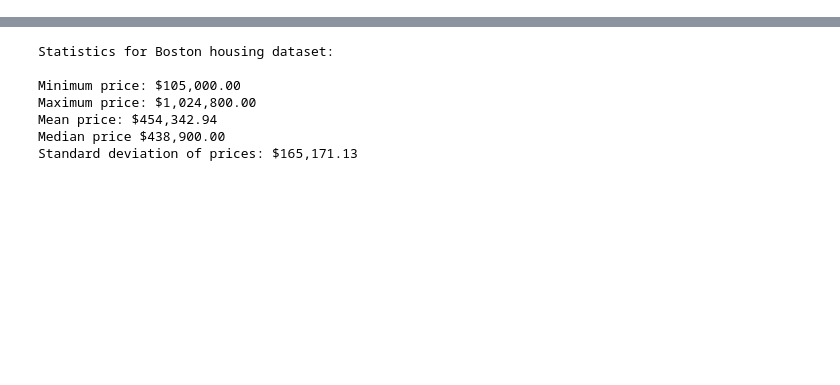
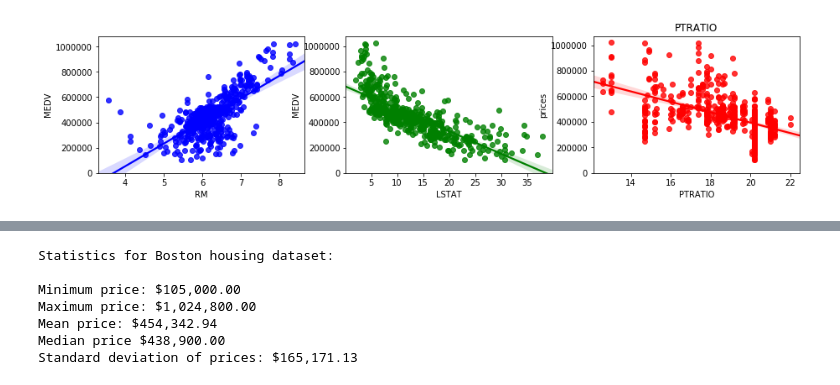
Before and after one commit to aattaran/Machine-Learning-with-Python, a Jupyter notebook: boston_housing/boston_housing.ipynb, the cells around one changed output, grey strips where cells are left out. Cells and saved outputs as stored; diff of their text form; code cells hidden in the pictures; blank space fills up the shorter version.

```diff
--- a/boston_housing/boston_housing.ipynb
+++ b/boston_housing/boston_housing.ipynb
@@ -16,0 +59,16 @@ number of boston housing dataset is 489 with 4 variables
+# %%
+import seaborn as sns
+
+fig, axs = plt.subplots(ncols=3,figsize=(15,3))
+clr = ['blue', 'green', 'red']
+
+for i, col in enumerate(features.columns):
+    lm = sns.regplot(data[col], prices, ax = axs[i], color=clr[i])
+    plt.ylabel('prices')                               # why ylabel doesn't work?
+    lm.set(ylim=(0, None))
+    plt.title(col)
+    plt.xlabel(col)
+
+    #
+# %% [output]
+[figure, added]
```
Also changed, not shown: parts of 70 cells of this notebook, 4 other files.
